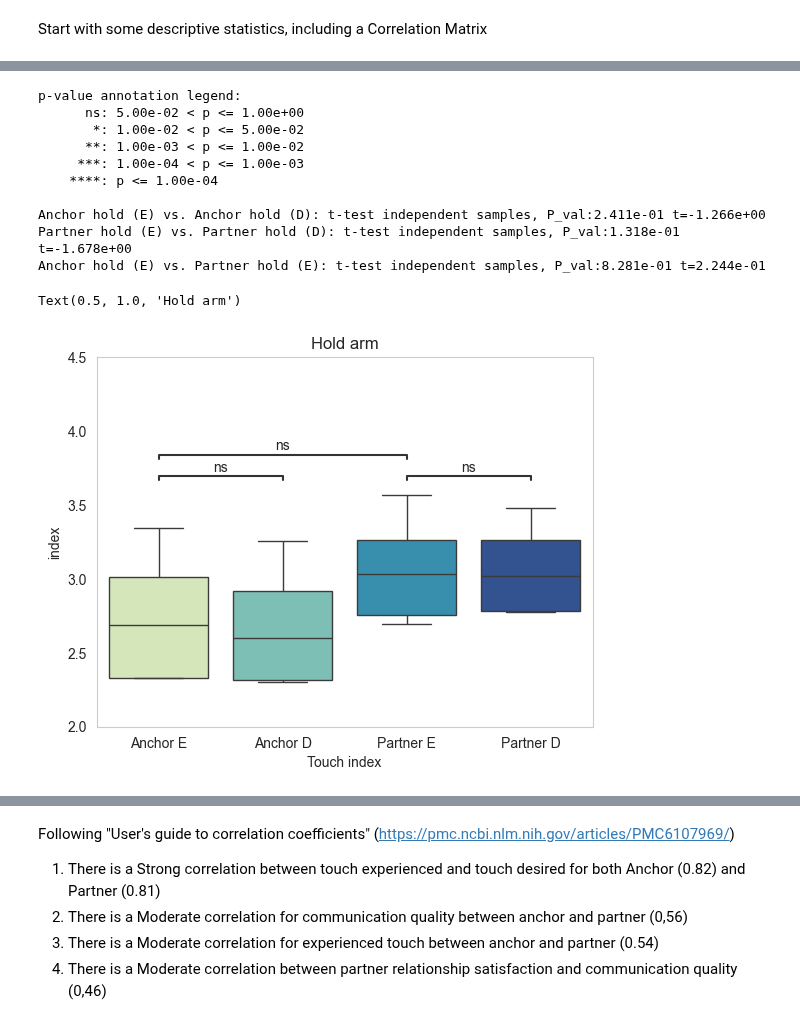
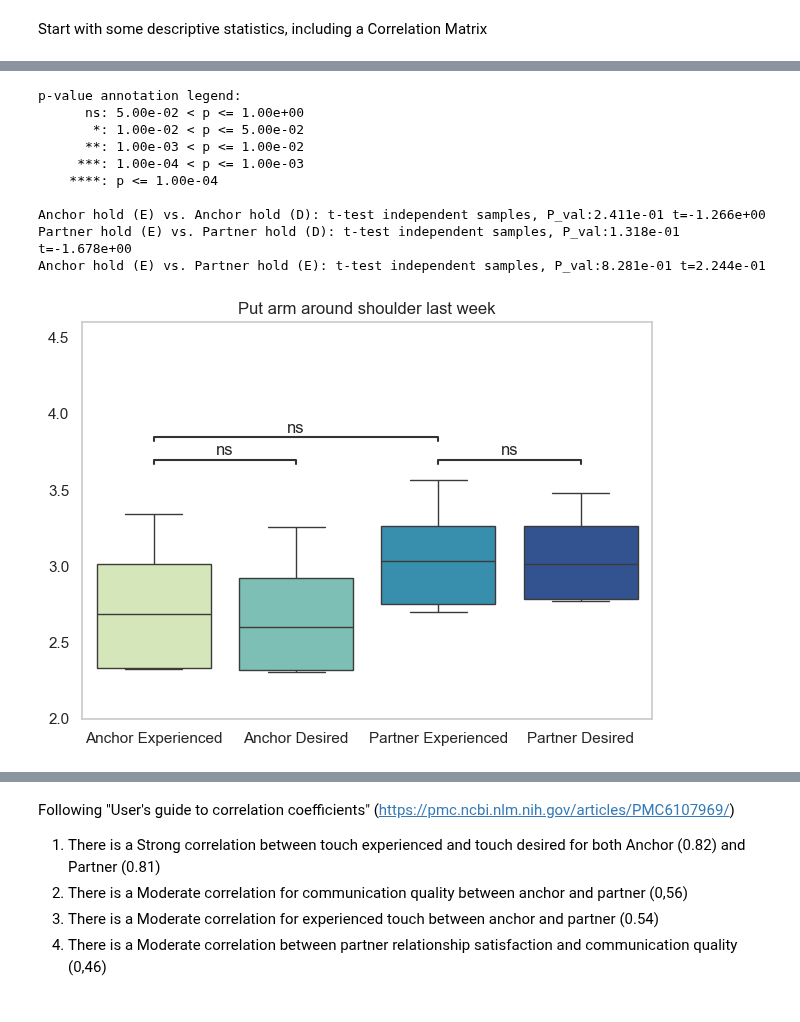
Before and after one commit to EdgardoCS/touchCouples, a Jupyter notebook: descriptive_stats.ipynb, the cells around one changed output, grey strips where cells are left out. Saved outputs shown, nothing was run; the diff lists cells and outputs as text; code cells hidden in the pictures.

```diff
--- a/descriptive_stats.ipynb
+++ b/descriptive_stats.ipynb
@@ -52,15 +53,15 @@ overall_options = {
     },
     "satisfaction_options": {
         '0 - Not at all satisfied': 0,
-        '1': 1,
+        '1': 2,
         '2': 2,
-        '3': 3,
+        '3': 4,
         '4': 4,
-        '5': 5,
+        '5': 6,
         '6': 6,
-        '7': 7,
+        '7': 8,
         '8': 8,
-        '9': 9,
+        '9': 10,
         '10 - Completely satisfied': 10
     },
     "duration_options": {
@@ -426,38 +514,42 @@ ax = sns.boxplot(data=touch_indexes,
                  x='Touch index',
                  y='index',
                  hue='Touch index',
                  palette='YlGnBu',
                  )
 pairs = [("Anchor hold (E)", "Anchor hold (D)"),
          ("Partner hold (E)", "Partner hold (D)"),
          ("Anchor hold (E)", "Partner hold (E)")]
 
 annotator = Annotator(ax,
                       pairs,
                       data=touch_indexes,
                       x='Touch index',
                       y='index',
                       order=["Anchor hold (E)", "Anchor hold (D)", "Partner hold (E)",
                              "Partner hold (D)"])
 annotator.configure(test='t-test_ind', text_format='star', loc='outside')
 annotator.apply_and_annotate()
-plt.xticks([0, 1, 2, 3], labels=["Anchor E", "Anchor D", "Partner E", "Partner D"])
-plt.ylim(2, 4.5)
+
+plt.xticks([0, 1, 2, 3], labels=["Anchor Experienced", "Anchor Desired", "Partner Experienced", "Partner Desired"])
+plt.ylim(2, 4.6)
 plt.grid(False)
-plt.title("Hold arm")
+plt.title("Put arm around shoulder last week")
+plt.ylabel("")
+plt.xlabel("")
+plt.tight_layout()
+plt.savefig("output/img/hold_index_stats_all.png", dpi=350, transparent=True)
 # %% [output]
 p-value annotation legend:
       ns: 5.00e-02 < p <= 1.00e+00
        *: 1.00e-02 < p <= 5.00e-02
       **: 1.00e-03 < p <= 1.00e-02
      ***: 1.00e-04 < p <= 1.00e-03
     ****: p <= 1.00e-04
 
 Anchor hold (E) vs. Anchor hold (D): t-test independent samples, P_val:2.411e-01 t=-1.266e+00
 Partner hold (E) vs. Partner hold (D): t-test independent samples, P_val:1.318e-01 t=-1.678e+00
 Anchor hold (E) vs. Partner hold (E): t-test independent samples, P_val:8.281e-01 t=2.244e-01
-Text(0.5, 1.0, 'Hold arm')
-[figure, old version]
+[figure, new version]
 # %%
 # Calculate means for touch variables
 anchor_touch = df.groupby('Relationship length')[
```
Also changed, not shown: parts of 32 cells of this notebook, 22 other files.
